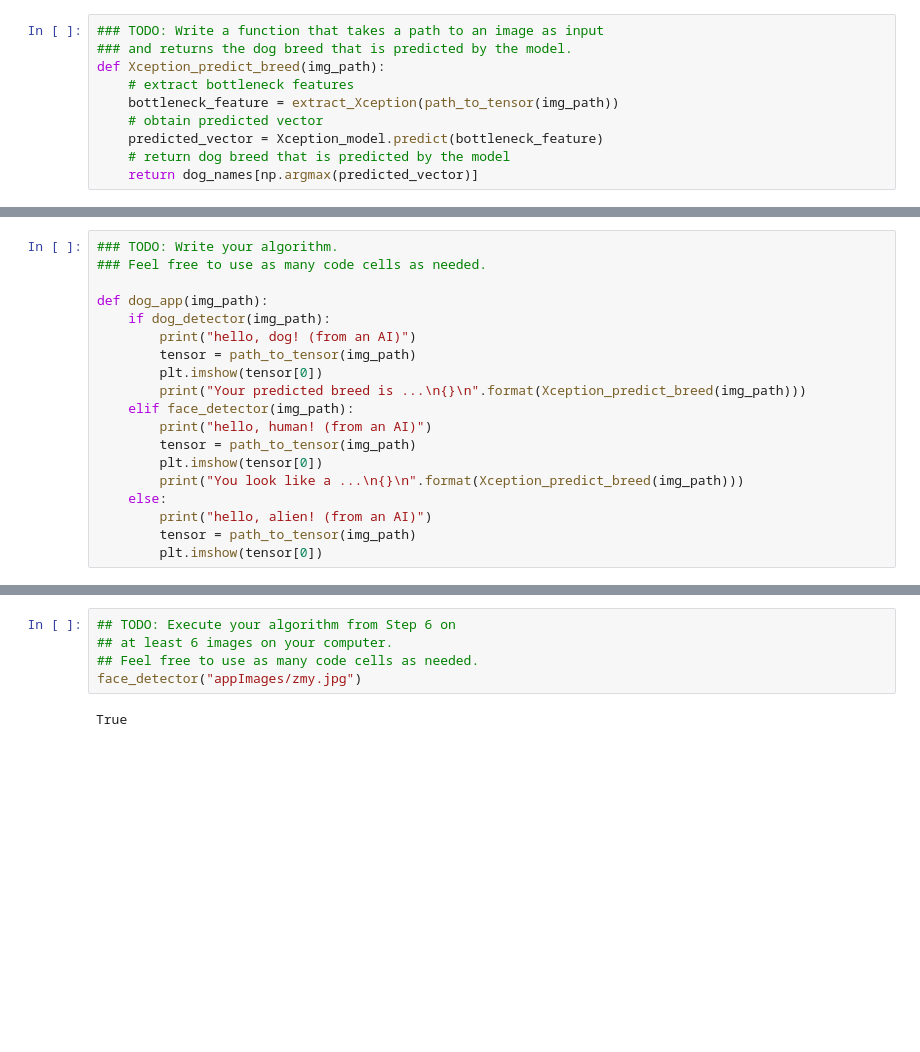
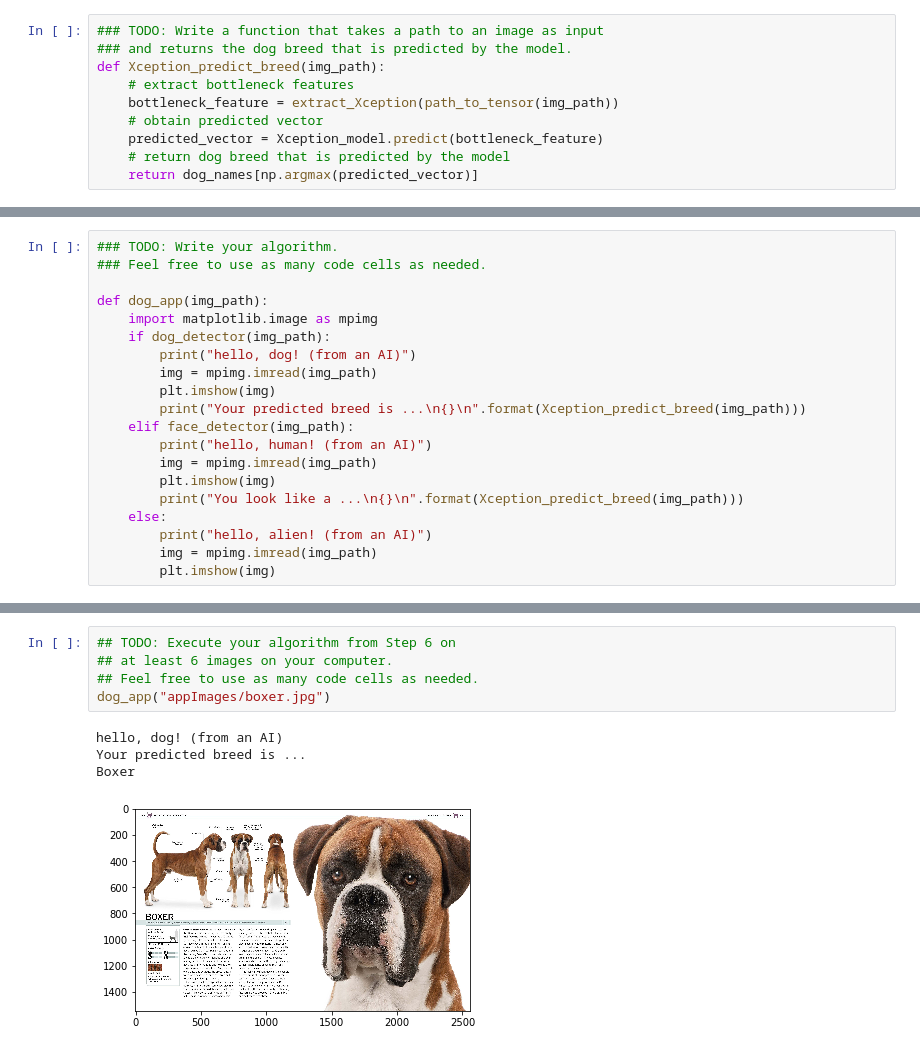
Before and after one commit to zmy/dog-project, a Jupyter notebook: dog_app.ipynb, the cells around one changed output, grey strips where cells are left out. Cells and saved outputs as stored; diff of their text form; blank space fills up the shorter version.

```diff
--- a/dog_app.ipynb
+++ b/dog_app.ipynb
@@ -822,20 +822,21 @@ Some sample output for our algorithm is provided below, but feel free to design
 ### Feel free to use as many code cells as needed.
 
 def dog_app(img_path):
+    import matplotlib.image as mpimg
     if dog_detector(img_path):
         print("hello, dog! (from an AI)")
-        tensor = path_to_tensor(img_path)
-        plt.imshow(tensor[0])
+        img = mpimg.imread(img_path)
+        plt.imshow(img)
         print("Your predicted breed is ...\n{}\n".format(Xception_predict_breed(img_path)))
     elif face_detector(img_path):
         print("hello, human! (from an AI)")
-        tensor = path_to_tensor(img_path)
-        plt.imshow(tensor[0])
+        img = mpimg.imread(img_path)
+        plt.imshow(img)
         print("You look like a ...\n{}\n".format(Xception_predict_breed(img_path)))
     else:
         print("hello, alien! (from an AI)")
-        tensor = path_to_tensor(img_path)
-        plt.imshow(tensor[0])
+        img = mpimg.imread(img_path)
+        plt.imshow(img)
 # %% [markdown]
 ---
 <a id='step7'></a>
@@ -854,7 +857,10 @@ __Answer:__
 # %%
 ## TODO: Execute your algorithm from Step 6 on
 ## at least 6 images on your computer.
 ## Feel free to use as many code cells as needed.
-face_detector("appImages/zmy.jpg")
+dog_app("appImages/boxer.jpg")
 # %% [output]
-True
+hello, dog! (from an AI)
+Your predicted breed is ...
+Boxer
+[figure, added]
```
Also changed, not shown: parts of 10 cells of this notebook.
